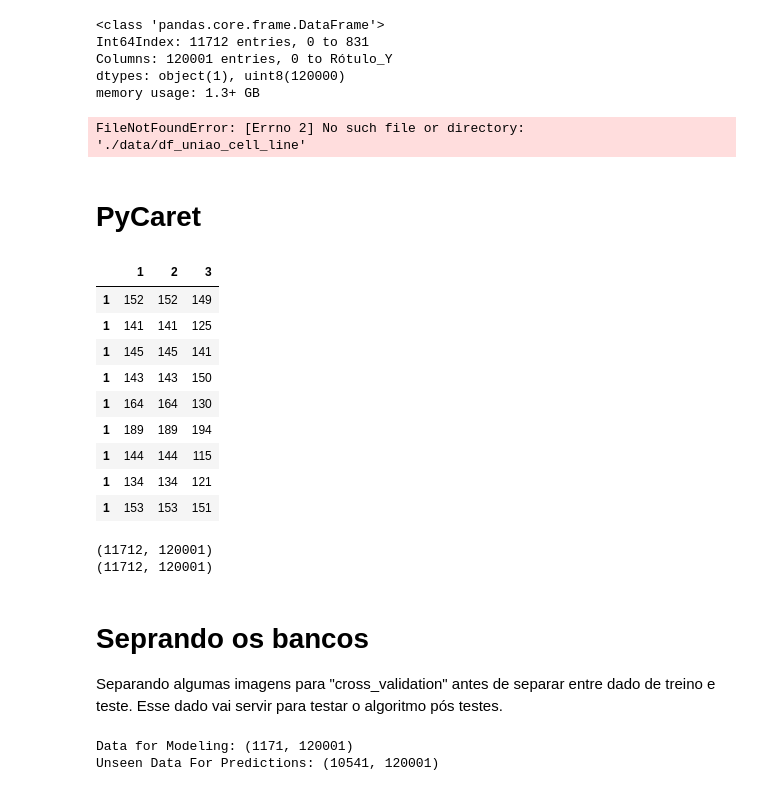
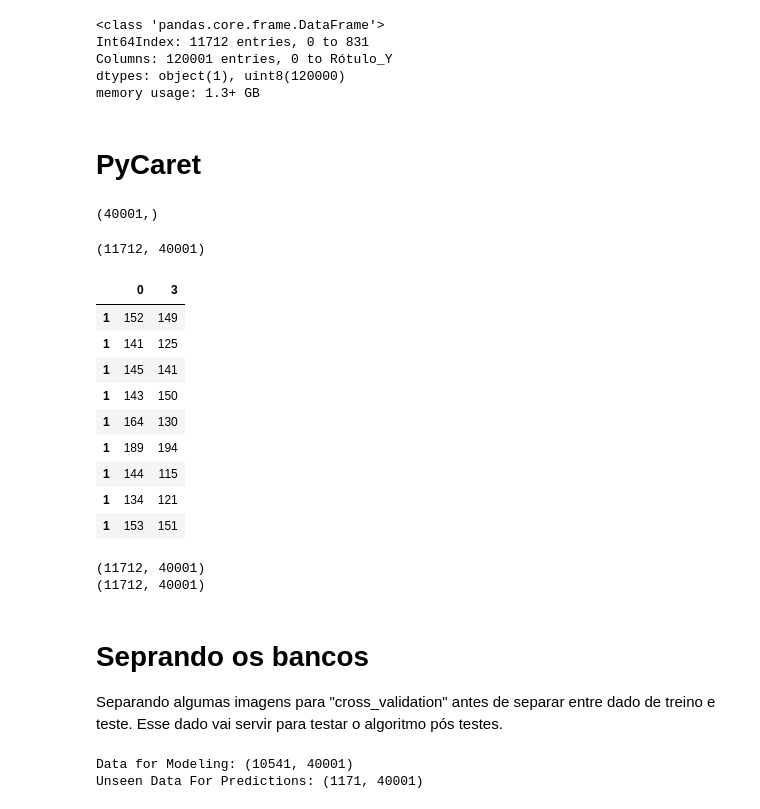
Before and after one commit to Laboratorio-de-Analise-de-Dados/doc_CNN_Eloiza, a Jupyter notebook: script/pycaret-guilherme/Classificação_imagens_PyCaret_2022_11_20.ipynb, the cells around one changed output. Saved outputs shown, nothing was run; the diff lists cells and outputs as text; code cells hidden in the pictures.

Commit message:
Rodando com 1/3 dos Pixels

```diff
--- a/script/pycaret-guilherme/Classificação_imagens_PyCaret_2022_11_20.ipynb
+++ b/script/pycaret-guilherme/Classificação_imagens_PyCaret_2022_11_20.ipynb
@@ -782,18 +800,16 @@ Columns: 120001 entries, 0 to Rótulo_Y
 dtypes: object(1), uint8(120000)
 memory usage: 1.3+ GB
 # %%
-# Salva a tabela de instâncias
-outfile = BZ2File('./data/df_uniao_cell_line', 'w')
-dump(df_uniao_cell_line, outfile)
-outfile.close()
+# # Salva a tabela de instâncias
+# outfile = BZ2File('./data/df_uniao_cell_line', 'w')
+# dump(df_uniao_cell_line, outfile)
+# outfile.close()
 
-# Carrega a tabela de instâncias para testas o salvamento
-confirmed_file = BZ2File('./data/df_uniao_cell_line','rb')
-tabela_de_intancias_load = load(confirmed_file)
-confirmed_file.close()
-tabela_de_intancias_load.info()
+# # Carrega a tabela de instâncias para testas o salvamento
+# confirmed_file = BZ2File('./data/df_uniao_cell_line','rb')
+# tabela_de_intancias_load = load(confirmed_file)
+# confirmed_file.close()
+# tabela_de_intancias_load.info()
-# %% [output]
-FileNotFoundError: [Errno 2] No such file or directory: './data/df_uniao_cell_line'
 # %%
 # Carrega a tabela de instâncias para testas o salvamento
 # confirmed_file = BZ2File('./data/df_uniao_cell_line','rb')
@@ -802,37 +818,49 @@ FileNotFoundError: [Errno 2] No such file or directory: './data/df_uniao_cell_li
 # df_uniao_cell_line.info()
 # %% [markdown]
 # PyCaret
+# %%
+num_pixels = 3 # Dividindo as imagens
+lista_colunas = [i for i in range(0, len(df_uniao_cell_line.columns), num_pixels)]
+np.array(lista_colunas).shape
+# %% [output]
+(40001,)
+# %%
+df_uniao_cell_line_reduzida = df_uniao_cell_line.iloc[:, lista_colunas]
+df_uniao_cell_line_reduzida['Rótulo_Y'] = df_uniao_cell_line.iloc[:, -1]
+df_uniao_cell_line_reduzida.shape
+# %% [output]
+(11712, 40001)
 # %%
-df_uniao_cell_line.loc[1, 1:3]
+df_uniao_cell_line_reduzida.loc[1, :3]
 # %% [output]
-|  | 1 | 2 | 3 |
-| 1 | 152 | 152 | 149 |
-| 1 | 141 | 141 | 125 |
-| 1 | 145 | 145 | 141 |
-| 1 | 143 | 143 | 150 |
-| 1 | 164 | 164 | 130 |
-| 1 | 189 | 189 | 194 |
-| 1 | 144 | 144 | 115 |
-| 1 | 134 | 134 | 121 |
-| 1 | 153 | 153 | 151 |
+|  | 0 | 3 |
+| 1 | 152 | 149 |
+| 1 | 141 | 125 |
+| 1 | 145 | 141 |
+| 1 | 143 | 150 |
+| 1 | 164 | 130 |
+| 1 | 189 | 194 |
+| 1 | 144 | 115 |
+| 1 | 134 | 121 |
+| 1 | 153 | 151 |
 # %%
-print(df_uniao_cell_line.shape)
-df_uniao_cell_line.reset_index(drop=True, inplace=True)
-print(df_uniao_cell_line.shape)
+print(df_uniao_cell_line_reduzida.shape)
+df_uniao_cell_line_reduzida.reset_index(drop=True, inplace=True)
+print(df_uniao_cell_line_reduzida.shape)
 # %% [output]
-(11712, 120001)
-(11712, 120001)
+(11712, 40001)
+(11712, 40001)
 # %% [markdown]
 # Seprando os bancos
 Separando algumas imagens para "cross_validation" antes de separar entre dado de treino e teste. Esse dado vai servir para testar o algoritmo pós testes.
 # %%
-data = df_uniao_cell_line.sample(frac=0.1, random_state=786) #separando 90% das imagens pra treino e teste, deixando 10% pra cross validation
-data_unseen = df_uniao_cell_line.drop(data.index)
+data = df_uniao_cell_line_reduzida.sample(frac=0.9, random_state=786) #separando 90% das imagens pra treino e teste, deixando 10% pra cross validation
+data_unseen = df_uniao_cell_line_reduzida.drop(data.index)
 print('Data for Modeling: ' + str(data.shape)) #dados que vão para o modelo
 print('Unseen Data For Predictions: ' + str(data_unseen.shape)) #dados separados
 # %% [output]
-Data for Modeling: (1171, 120001)
-Unseen Data For Predictions: (10541, 120001)
+Data for Modeling: (10541, 40001)
+Unseen Data For Predictions: (1171, 40001)
 # %%
 exp_mclf101 = setup(data = data, target = 'Rótulo_Y', session_id=123)
 # %% [output]
```
Also changed, not shown: parts of 3 cells of this notebook, 6 other files.
